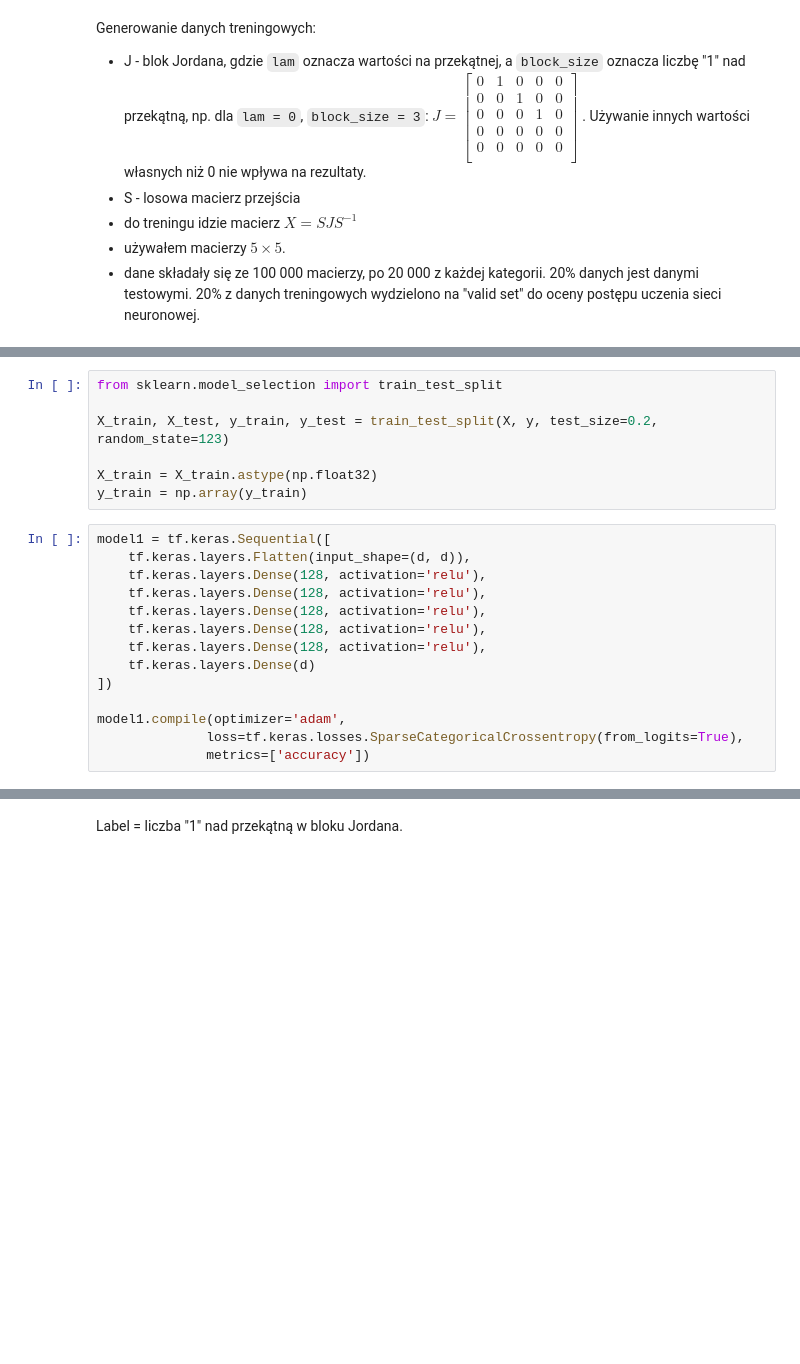
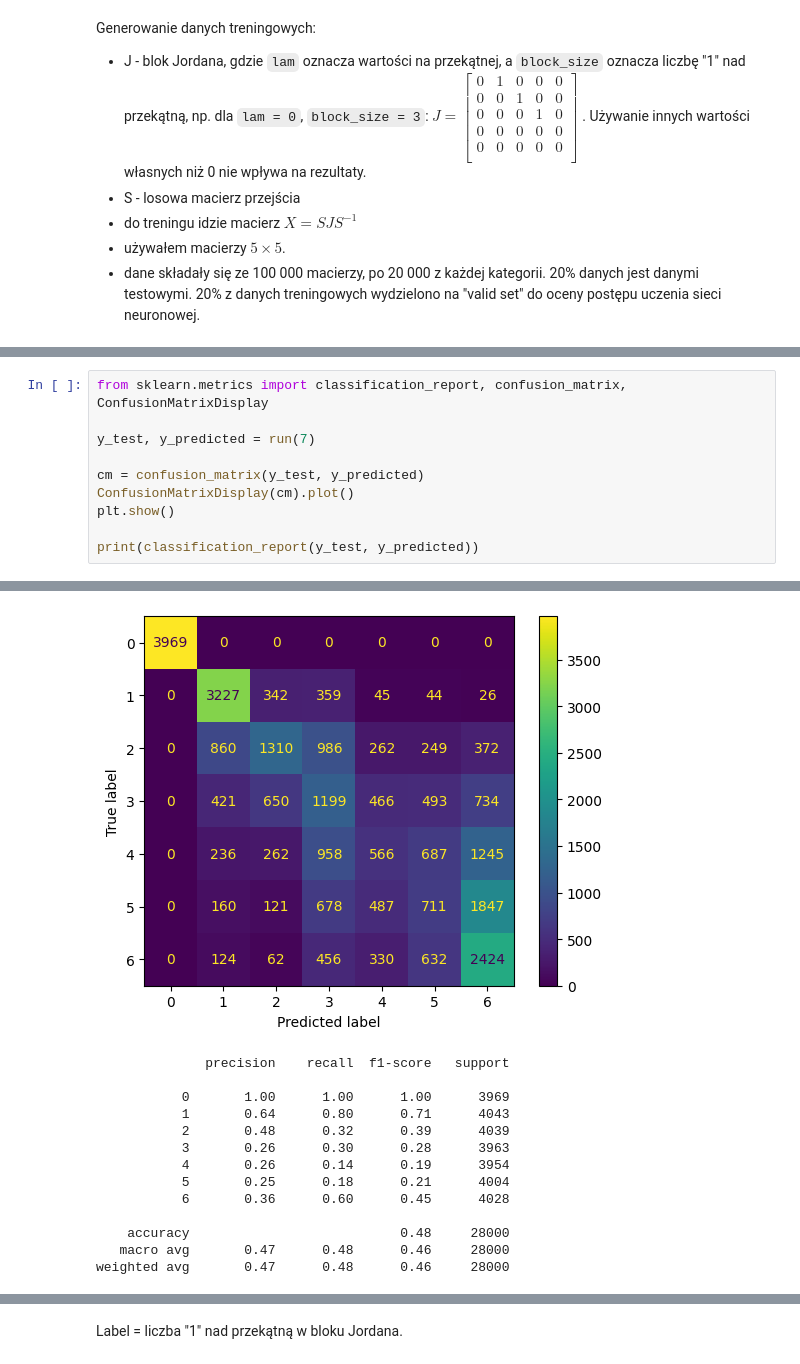
Before and after one commit to Michozord/Jordan_Transformer, a Jupyter notebook: sandbox/Jordan.ipynb, the cells around one changed output, grey strips where cells are left out. Saved outputs shown, nothing was run; the diff lists cells and outputs as text; blank space fills up the shorter version.

```diff
--- a/sandbox/Jordan.ipynb
+++ b/sandbox/Jordan.ipynb
@@ -37,21 +66,11 @@ for block_size in range(d):
-# %%
-from sklearn.model_selection import train_test_split
-
-X_train, X_test, y_train, y_test = train_test_split(X, y, test_size=0.2, random_state=123)
-
-X_train = X_train.astype(np.float32)
-y_train = np.array(y_train)
 # %%
-model1 = tf.keras.Sequential([
-    tf.keras.layers.Flatten(input_shape=(d, d)),
-    tf.keras.layers.Dense(128, activation='relu'),
-    tf.keras.layers.Dense(128, activation='relu'),
-    tf.keras.layers.Dense(128, activation='relu'),
-    tf.keras.layers.Dense(128, activation='relu'),
-    tf.keras.layers.Dense(128, activation='relu'),
-    tf.keras.layers.Dense(d)
-])
+from sklearn.metrics import classification_report, confusion_matrix, ConfusionMatrixDisplay
 
-model1.compile(optimizer='adam',
-              loss=tf.keras.losses.SparseCategoricalCrossentropy(from_logits=True),
-              metrics=['accuracy'])
+y_test, y_predicted = run(7)
+
+cm = confusion_matrix(y_test, y_predicted)
+ConfusionMatrixDisplay(cm).plot()
+plt.show()
+
+print(classification_report(y_test, y_predicted))
+# %% [output]
@@ -57,0 +94,14 @@ model1.compile(optimizer='adam',
+[figure, added]
+              precision    recall  f1-score   support
+
+           0       1.00      1.00      1.00      3969
+           1       0.64      0.80      0.71      4043
+           2       0.48      0.32      0.39      4039
+           3       0.26      0.30      0.28      3963
+           4       0.26      0.14      0.19      3954
+           5       0.25      0.18      0.21      4004
+           6       0.36      0.60      0.45      4028
+
+    accuracy                           0.48     28000
+   macro avg       0.47      0.48      0.46     28000
+weighted avg       0.47      0.48      0.46     28000
```
Also changed, not shown: parts of 8 cells of this notebook, 1 other file.
